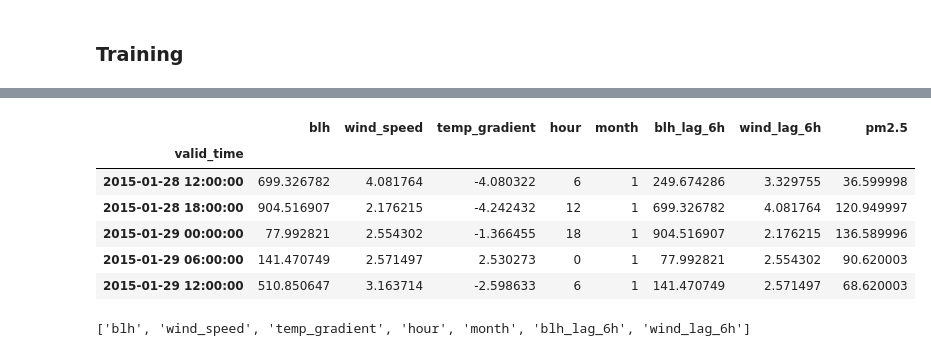
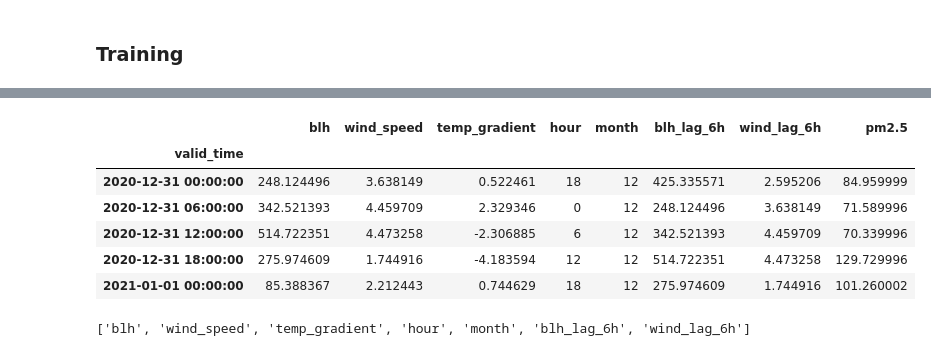
Before and after one commit to Meetbuilds/GlobeX, a Jupyter notebook: MasterSet and Model Trainning.ipynb, the cells around one changed output, grey strips where cells are left out. Saved outputs shown, nothing was run; the diff lists cells and outputs as text; code cells hidden in the pictures.

```diff
--- a/MasterSet and Model Trainning.ipynb
+++ b/MasterSet and Model Trainning.ipynb
@@ -150,12 +150,12 @@ Data columns (total 8 columns):
 dtypes: float32(6), int32(2)
 memory usage: 259.4 KB
 # %%
-madf.head()
+madf.tail()
 # %% [output]
 |  | blh | wind_speed | temp_gradient | hour | month | blh_lag_6h | wind_lag_6h | pm2.5 |
 | valid_time |  |  |  |  |  |  |  |  |
-| 2015-01-28 12:00:00 | 699.326782 | 4.081764 | -4.080322 | 6 | 1 | 249.674286 | 3.329755 | 36.599998 |
-| 2015-01-28 18:00:00 | 904.516907 | 2.176215 | -4.242432 | 12 | 1 | 699.326782 | 4.081764 | 120.949997 |
-| 2015-01-29 00:00:00 | 77.992821 | 2.554302 | -1.366455 | 18 | 1 | 904.516907 | 2.176215 | 136.589996 |
-| 2015-01-29 06:00:00 | 141.470749 | 2.571497 | 2.530273 | 0 | 1 | 77.992821 | 2.554302 | 90.620003 |
-| 2015-01-29 12:00:00 | 510.850647 | 3.163714 | -2.598633 | 6 | 1 | 141.470749 | 2.571497 | 68.620003 |
+| 2020-12-31 00:00:00 | 248.124496 | 3.638149 | 0.522461 | 18 | 12 | 425.335571 | 2.595206 | 84.959999 |
+| 2020-12-31 06:00:00 | 342.521393 | 4.459709 | 2.329346 | 0 | 12 | 248.124496 | 3.638149 | 71.589996 |
+| 2020-12-31 12:00:00 | 514.722351 | 4.473258 | -2.306885 | 6 | 12 | 342.521393 | 4.459709 | 70.339996 |
+| 2020-12-31 18:00:00 | 275.974609 | 1.744916 | -4.183594 | 12 | 12 | 514.722351 | 4.473258 | 129.729996 |
+| 2021-01-01 00:00:00 | 85.388367 | 2.212443 | 0.744629 | 18 | 12 | 275.974609 | 1.744916 | 101.260002 |
```
Also changed, not shown: parts of 10 cells of this notebook.
